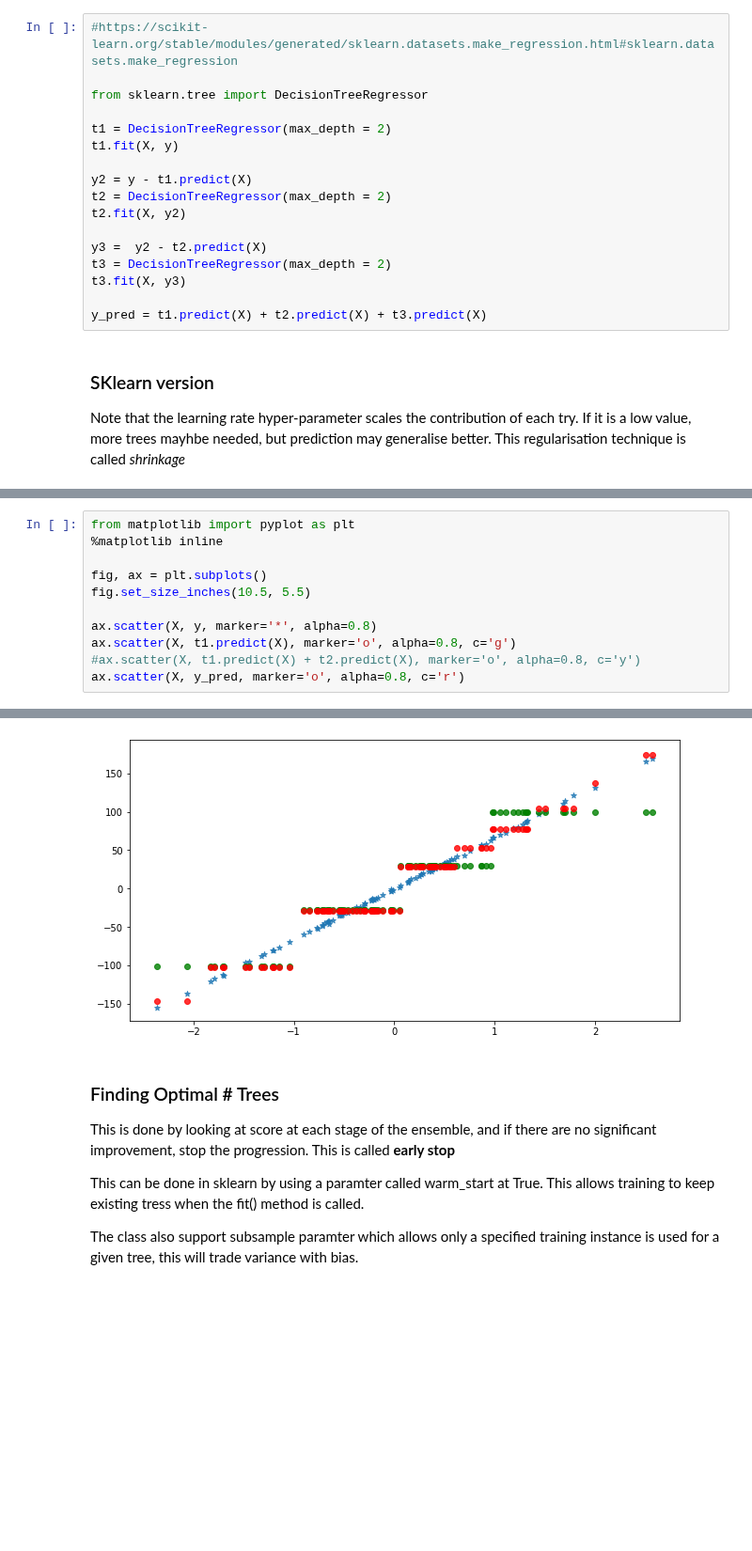
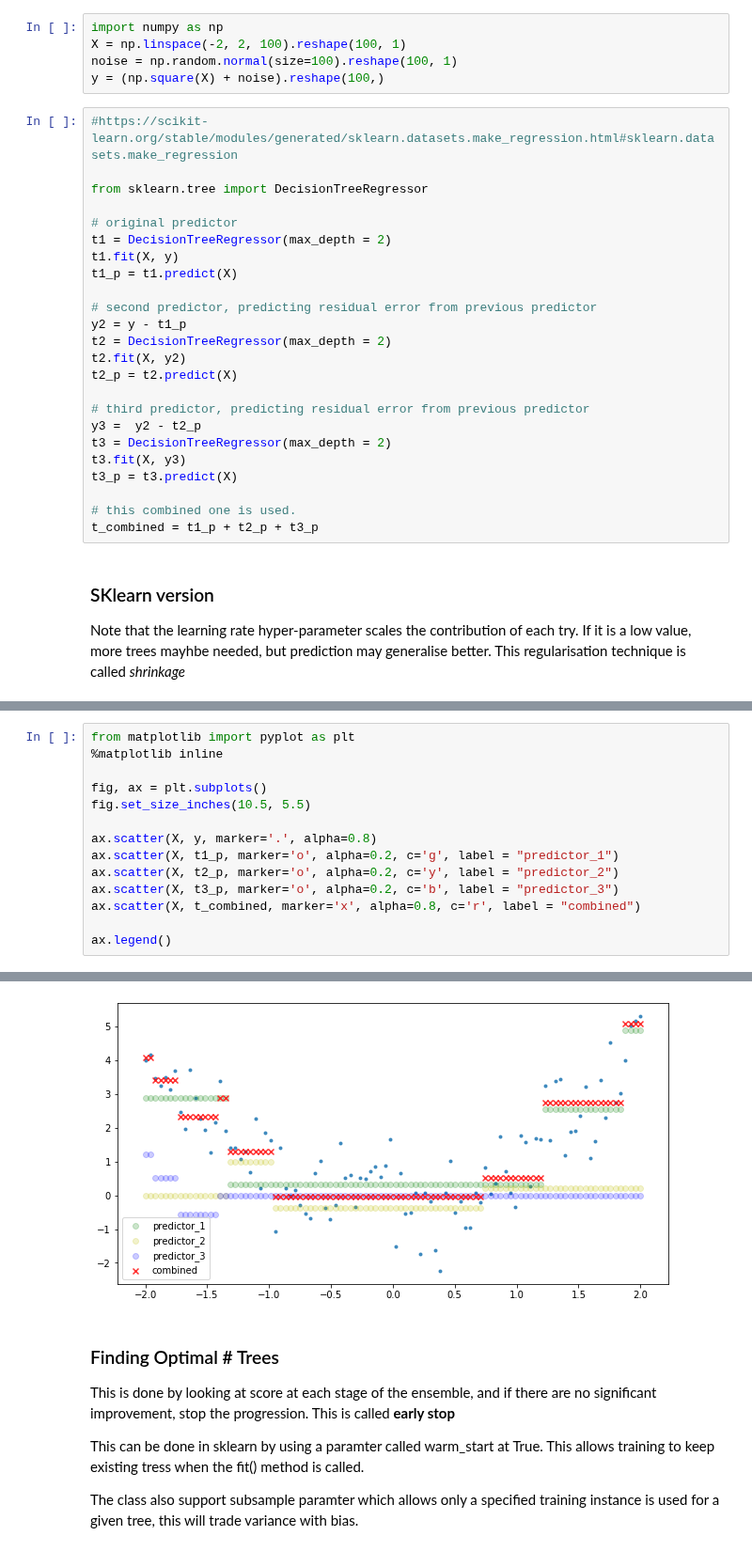
Before and after one commit to auslei/python, a Jupyter notebook: training_models/ensemble.ipynb, the cells around one changed output, grey strips where cells are left out. Shown at 94% size. Drawn from its saved outputs; the diff is of its cells as text; blank space fills up the shorter version.

```diff
--- a/training_models/ensemble.ipynb
+++ b/training_models/ensemble.ipynb
@@ -155,20 +155,32 @@ X = n
+# %%
+import numpy as np
+X = np.linspace(-2, 2, 100).reshape(100, 1)
+noise = np.random.normal(size=100).reshape(100, 1)
+y = (np.square(X) + noise).reshape(100,)
 # %%
 #https://scikit-learn.org/stable/modules/generated/sklearn.datasets.make_regression.html#sklearn.datasets.make_regression
 
 from sklearn.tree import DecisionTreeRegressor
 
+# original predictor
 t1 = DecisionTreeRegressor(max_depth = 2)
 t1.fit(X, y)
+t1_p = t1.predict(X)
 
-y2 = y - t1.predict(X)
+# second predictor, predicting residual error from previous predictor
+y2 = y - t1_p
 t2 = DecisionTreeRegressor(max_depth = 2)
 t2.fit(X, y2)
+t2_p = t2.predict(X)
 
-y3 =  y2 - t2.predict(X)
+# third predictor, predicting residual error from previous predictor
+y3 =  y2 - t2_p
 t3 = DecisionTreeRegressor(max_depth = 2)
 t3.fit(X, y3)
+t3_p = t3.predict(X)
 
-y_pred = t1.predict(X) + t2.predict(X) + t3.predict(X)
+# this combined one is used.
+t_combined = t1_p + t2_p + t3_p
 # %% [markdown]
 ### SKlearn version
 
@@ -194,8 +198,11 @@ from matplotlib import pyplot as plt
 fig, ax = plt.subplots()
 fig.set_size_inches(10.5, 5.5)
 
-ax.scatter(X, y, marker='*', alpha=0.8)
-ax.scatter(X, t1.predict(X), marker='o', alpha=0.8, c='g')
-#ax.scatter(X, t1.predict(X) + t2.predict(X), marker='o', alpha=0.8, c='y')
-ax.scatter(X, y_pred, marker='o', alpha=0.8, c='r')
+ax.scatter(X, y, marker='.', alpha=0.8)
+ax.scatter(X, t1_p, marker='o', alpha=0.2, c='g', label = "predictor_1")
+ax.scatter(X, t2_p, marker='o', alpha=0.2, c='y', label = "predictor_2")
+ax.scatter(X, t3_p, marker='o', alpha=0.2, c='b', label = "predictor_3")
+ax.scatter(X, t_combined, marker='x', alpha=0.8, c='r', label = "combined")
+
+ax.legend()
 # %% [output]
@@ -203,4 +210,4 @@ ax.scatter(X, y_pred, marker='o', alpha=0.8, c='r')
-[figure, old version]
+[figure, new version]
 # %% [markdown]
 ### Finding Optimal # Trees
 
```
Also changed, not shown: parts of 6 cells of this notebook, 3 other files.
